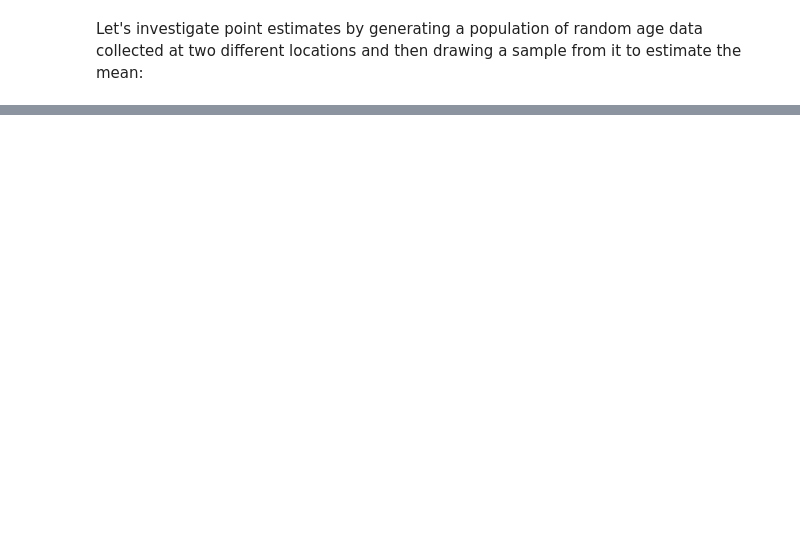
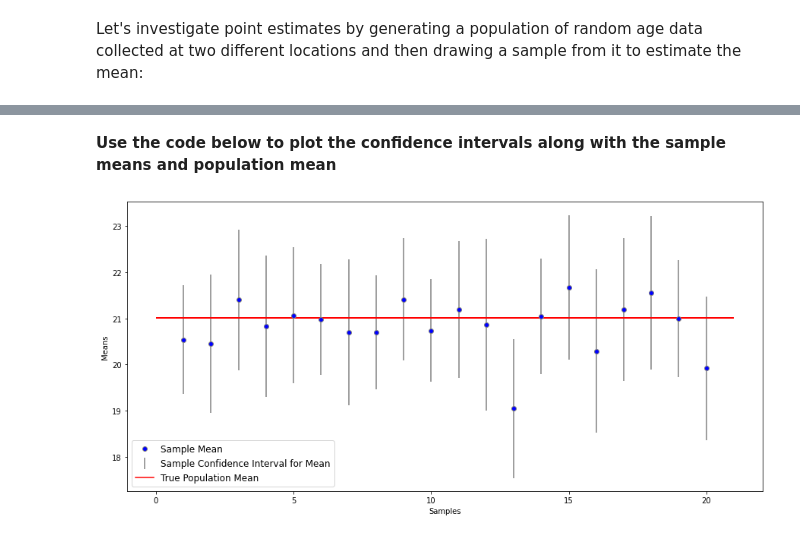
Before and after one commit to learn-co-curriculum/dsc-intervals-with-t-distribution-lab, a Jupyter notebook: index.ipynb, the cells around one changed output, grey strips where cells are left out. Drawn from its saved outputs; the diff is of its cells as text; code cells hidden in the pictures; blank space fills up the shorter version.

```diff
--- a/index.ipynb
+++ b/index.ipynb
@@ -212,0 +136,12 @@ In this lab, we learned how to use confidence intervals when the population stan
+# %%
+
+# Calculate margin of error using t_critical and se
+margin_of_error = t_critical * se
+
+# Calculate the confidence interval using margin_of_error
+confidence_interval = (sample_mean - margin_of_error,
+                       sample_mean + margin_of_error)
+
+# Check the confidence interval
+print("Confidence Interval:")
+print(confidence_interval)
@@ -212,0 +249,53 @@ In this lab, we learned how to use confidence intervals when the population stan
+# %% [markdown]
+**Use the code below to plot the confidence intervals along with the sample means and population mean**
+# %%
+
+# Set up figure
+fig, ax = plt.subplots(figsize=(15,7))
+
+# Draw the means and confidence intervals for each sample
+ax.errorbar(x=np.arange(1, 21, 1),
+            y=sample_means,
+            yerr=[(upper-lower)/2 for upper, lower in intervals],
+            fmt='o',
+            color="gray",
+            markerfacecolor="blue")
+
+# Draw the population mean as a horizontal line
+ax.hlines(xmin=0, xmax=21,
+           y=population_ages.mean(),
+           linewidth=2.0,
+           color="red")
+
+# Label plot
+ax.set_xlabel("Samples")
+ax.set_ylabel("Means")
+
+# Customize legend appearance
+legend_elements = [
+    # Sample mean (blue circle with gray edge)
+    Line2D([0],[0],
+           marker="o",
+           color="w",
+           markerfacecolor="blue",
+           markeredgecolor="gray"
+          ),
+    # Confidence interval (gray vertical line)
+    Line2D([0],[0],
+           marker="|",
+           markersize=15,
+           color="w",
+           markeredgewidth=1.5,
+           markeredgecolor="gray"
+          ),
+    # Population mean (red horizontal line)
+    Line2D([0],[0], color="red")
+]
+
+ax.legend(
+    handles=legend_elements,
+    labels=["Sample Mean", "Sample Confidence Interval for Mean", "True Population Mean"],
+    loc="lower left",
+    fontsize="large");
+# %% [output]
+[figure, added]
```
Also changed, not shown: parts of 37 cells of this notebook, 15 other files.
